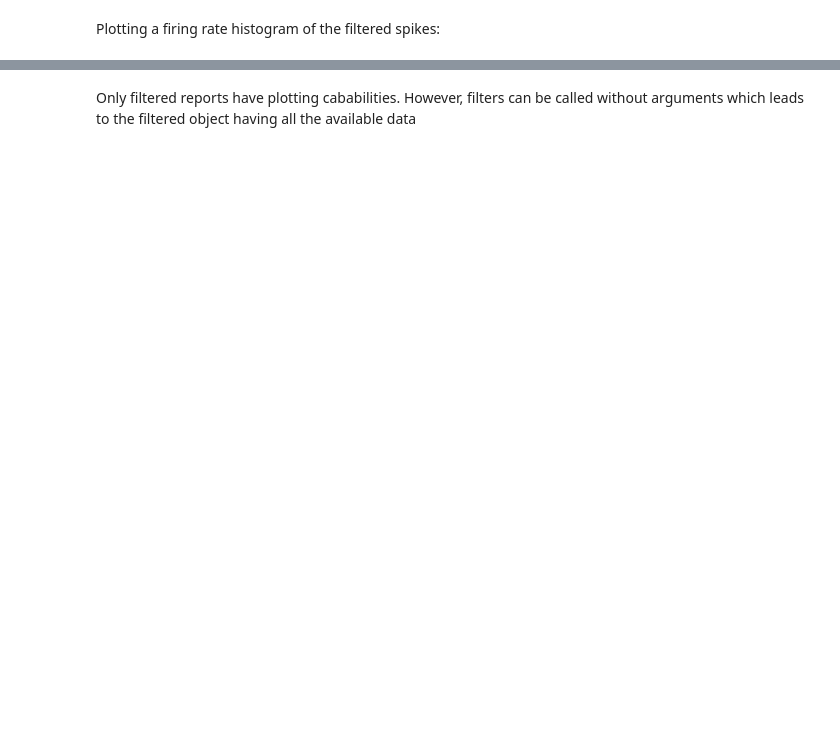
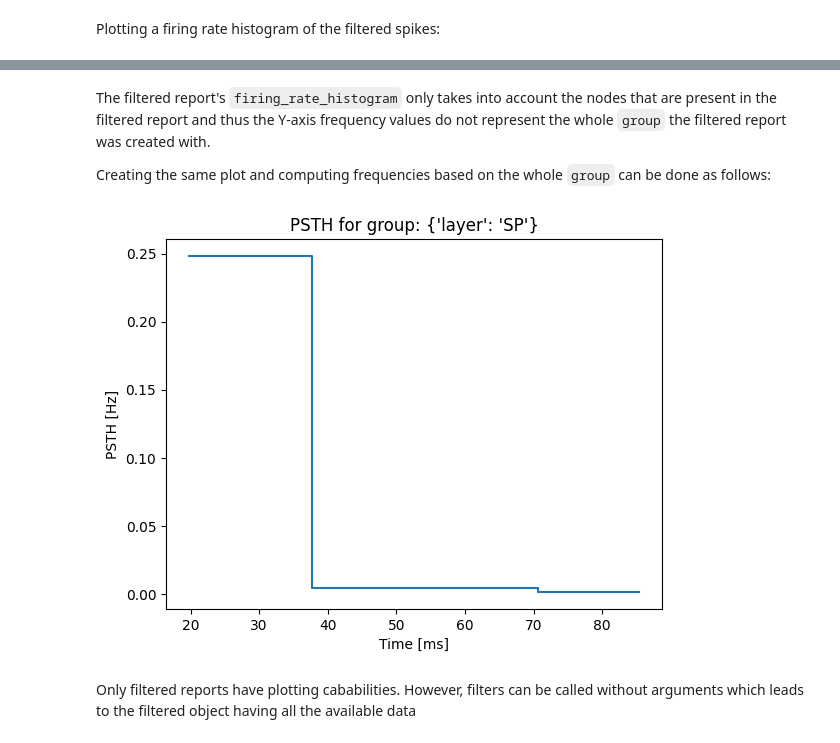
Before and after one commit to BlueBrain/snap, a Jupyter notebook: doc/source/notebooks/06_spike_reports.ipynb, the cells around one changed output, grey strips where cells are left out. Drawn from its saved outputs; the diff is of its cells as text; code cells hidden in the pictures; blank space fills up the shorter version.

```diff
--- a/doc/source/notebooks/06_spike_reports.ipynb
+++ b/doc/source/notebooks/06_spike_reports.ipynb
@@ -92,3 +92,33 @@ filtered.firing_rate_histogram();
+# %% [markdown]
+The filtered report's `firing_rate_histogram` only takes into account the nodes that are present in the filtered report and thus the Y-axis frequency values do not represent the whole `group` the filtered report was created with.
+
+Creating the same plot and computing frequencies based on the whole `group` can be done as follows:
+# %%
+import matplotlib.pyplot as plt
+import numpy as np
+
+ax = plt.gca()
+ax.set_xlabel("Time [ms]")
+ax.set_ylabel("PSTH [Hz]")
+ax.set_title(f"PSTH for group: {filtered.group}")
+
+times = filtered.report.index
+
+time_start = np.min(times)
+time_stop = np.max(times)
+
+# heuristic for a nice bin size (~100 spikes per bin on average)
+time_binsize = min(50.0, (time_stop - time_start) / ((len(times) / 100.0) + 1.0))
+
+bins = np.append(np.arange(time_start, time_stop, time_binsize), time_stop)
+hist, bin_edges = np.histogram(times, bins=bins)
+node_count = len(simulation.circuit.nodes.ids(filtered.group))  # Get length of node ids for whole `group`
+freq = 1.0 * hist / node_count / (0.001 * time_binsize)
+
+# use the middle of the bins instead of the start of the bin
+ax.plot(0.5 * (bin_edges[1:] + bin_edges[:-1]), freq, label="PSTH", drawstyle="steps-mid");
+# %% [output]
+[figure, added]
 # %% [markdown]
 Only filtered reports have plotting cababilities. However, filters can be called without arguments which leads to the filtered object having all the available data
 # %%
```
Also changed, not shown: parts of 7 cells of this notebook, 2 other files.
